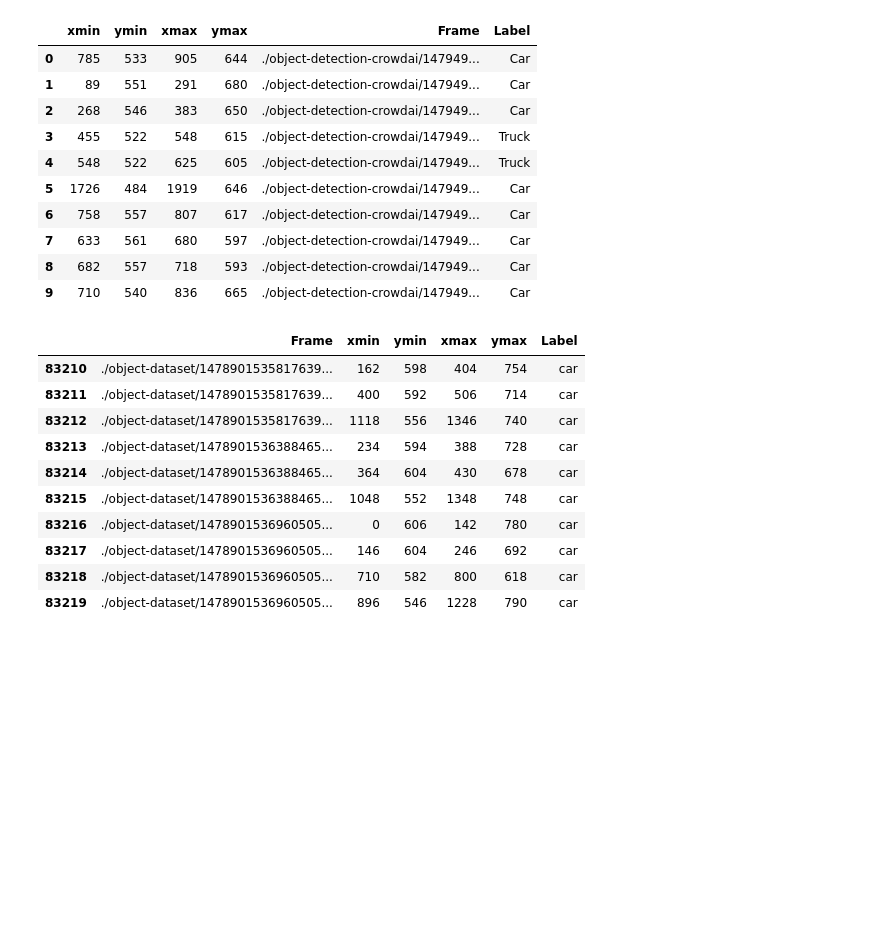
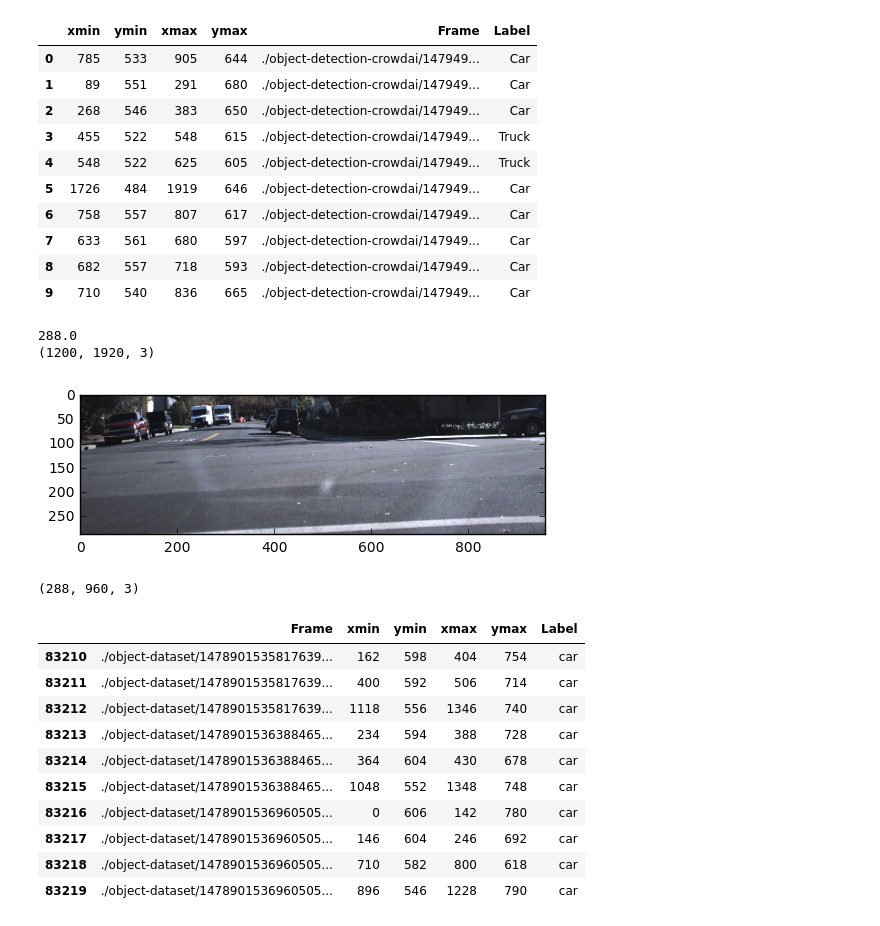
Before and after one commit to calicratis19/SDC, a Jupyter notebook: CarND-Vehicle Detection and Tracking/Vehicle_Detection_Tracking.ipynb, the cells around one changed output. Cells and saved outputs as stored; diff of their text form; code cells hidden in the pictures; blank space fills up the shorter version.

```diff
--- a/CarND-Vehicle Detection and Tracking/Vehicle_Detection_Tracking.ipynb
+++ b/CarND-Vehicle Detection and Tracking/Vehicle_Detection_Tracking.ipynb
@@ -58,6 +61,33 @@ dataFile.head(10)
 | 7 | 633 | 561 | 680 | 597 | ./object-detection-crowdai/147949... | Car |
 | 8 | 682 | 557 | 718 | 593 | ./object-detection-crowdai/147949... | Car |
 | 9 | 710 | 540 | 836 | 665 | ./object-detection-crowdai/147949... | Car |
+# %%
+def CropImage(image):
+    #Crops the iamge so that the hood of the car and top of the image
+    #which contains sky trees and other stuffs are removed.
+    height = len(image)
+    return image[int(height * 2/5.):int(height * 6/7.0), :, :]
+# %%
+
+dataInfo = dataFile
+print((imgRow*6)/7-(imgRow*2)/5)
+row = 0#np.random.randint(len(dataInfo))
+fileName = dataInfo['Frame'][row]
+# print(fileName, row)
+img = cv2.imread(fileName)
+print(img.shape)
+img = cv2.cvtColor(img, cv2.COLOR_BGR2RGB)
+img = cv2.resize(img, (imgCol, imgRow))
+
+img = CropImage(img)
+plt.imshow(img)
+plt.show()
+print(img.shape)
+# %% [output]
+288.0
+(1200, 1920, 3)
+[figure, added]
+(288, 960, 3)
 # %%
 names = ['Frame',  'xmin', 'ymin', 'xmax','ymax', 'occluded', 'Label']
 rootDir = "object-dataset/"
```
Also changed, not shown: parts of 6 cells of this notebook, 4 other files.
